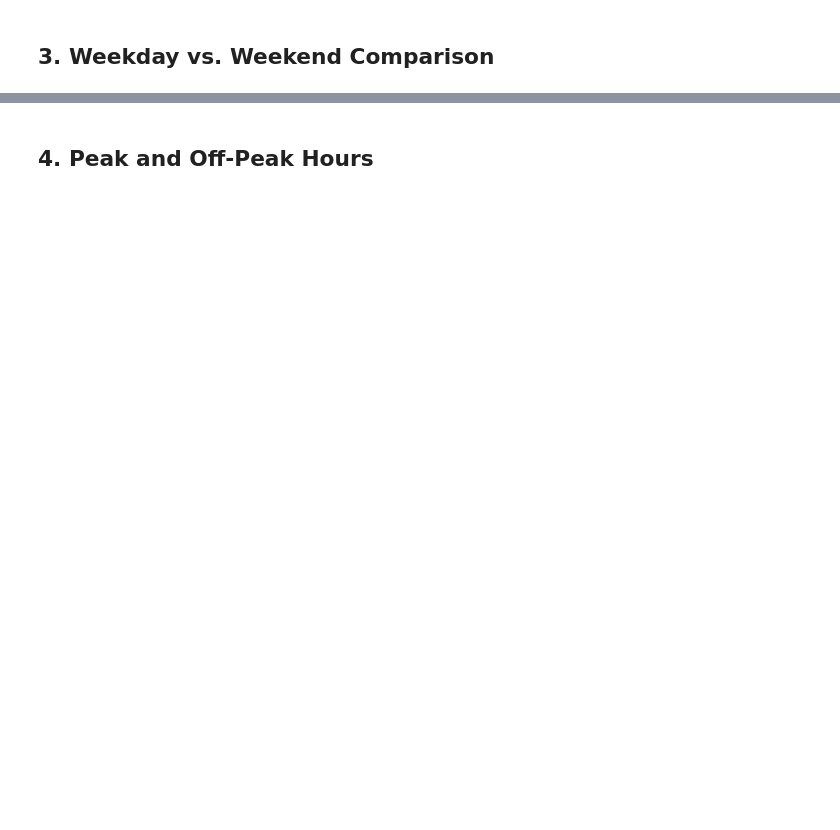
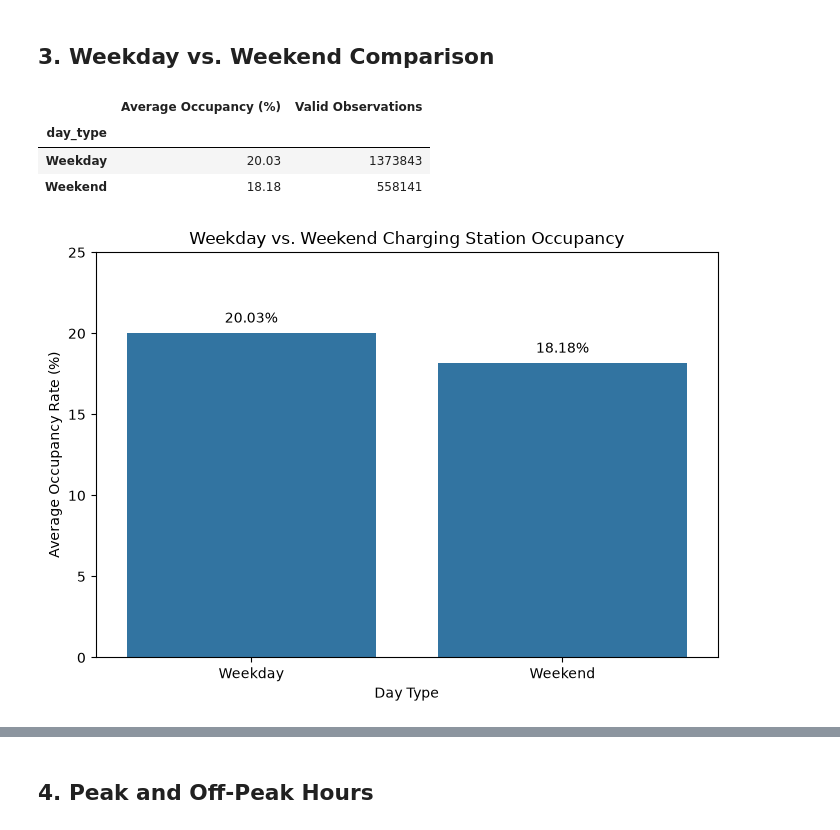
Before and after one commit to sametsav/VoltAhead, a Jupyter notebook: notebooks/03_charging_patterns.ipynb, the cells around one changed output, grey strips where cells are left out. Drawn from its saved outputs; the diff is of its cells as text; code cells hidden in the pictures; blank space fills up the shorter version.

```diff
--- a/notebooks/03_charging_patterns.ipynb
+++ b/notebooks/03_charging_patterns.ipynb
@@ -51,2 +282,79 @@ Output folders are ready!
 # %% [markdown]
 ## 3. Weekday vs. Weekend Comparison
+# %%
+# Classify observations as Weekday or Weekend
+valid_df["day_type"] = np.where(
+    valid_df["day_of_week"] < 5,
+    "Weekday",
+    "Weekend"
+)
+
+# Calculate average occupancy and observation counts
+day_type_occupancy = (
+    valid_df.groupby("day_type")["occupancy_rate"]
+    .agg(["mean", "count"])
+    .reindex(["Weekday", "Weekend"])
+)
+
+# Convert occupancy rate to percentage
+day_type_occupancy["mean"] = (
+    day_type_occupancy["mean"] * 100
+)
+
+# Rename columns
+day_type_occupancy = day_type_occupancy.rename(
+    columns={
+        "mean": "Average Occupancy (%)",
+        "count": "Valid Observations"
+    }
+)
+
+# Display table
+display(day_type_occupancy.round(2))
+
+# Save table as CSV
+day_type_occupancy.round(2).to_csv(
+    TABLES_DIR / "weekday_vs_weekend.csv"
+)
+# %% [output]
+|  | Average Occupancy (%) | Valid Observations |
+| day_type |  |  |
+| Weekday | 20.03 | 1373843 |
+| Weekend | 18.18 | 558141 |
+# %%
+plt.figure(figsize=(7, 5))
+
+ax = sns.barplot(
+    x=day_type_occupancy.index,
+    y=day_type_occupancy["Average Occupancy (%)"]
+)
+
+plt.title("Weekday vs. Weekend Charging Station Occupancy")
+plt.xlabel("Day Type")
+plt.ylabel("Average Occupancy Rate (%)")
+plt.ylim(0, 25)
+
+for bar in ax.patches:
+    ax.annotate(
+        f"{bar.get_height():.2f}%",
+        (
+            bar.get_x() + bar.get_width() / 2,
+            bar.get_height()
+        ),
+        ha="center",
+        va="bottom",
+        xytext=(0, 5),
+        textcoords="offset points"
+    )
+
+plt.tight_layout()
+
+plt.savefig(
+    FIGURES_DIR / "weekday_vs_weekend.png",
+    dpi=300,
+    bbox_inches="tight"
+)
+
+plt.show()
+# %% [output]
+[figure, added]
```
Also changed, not shown: parts of 32 cells of this notebook, 16 other files.
